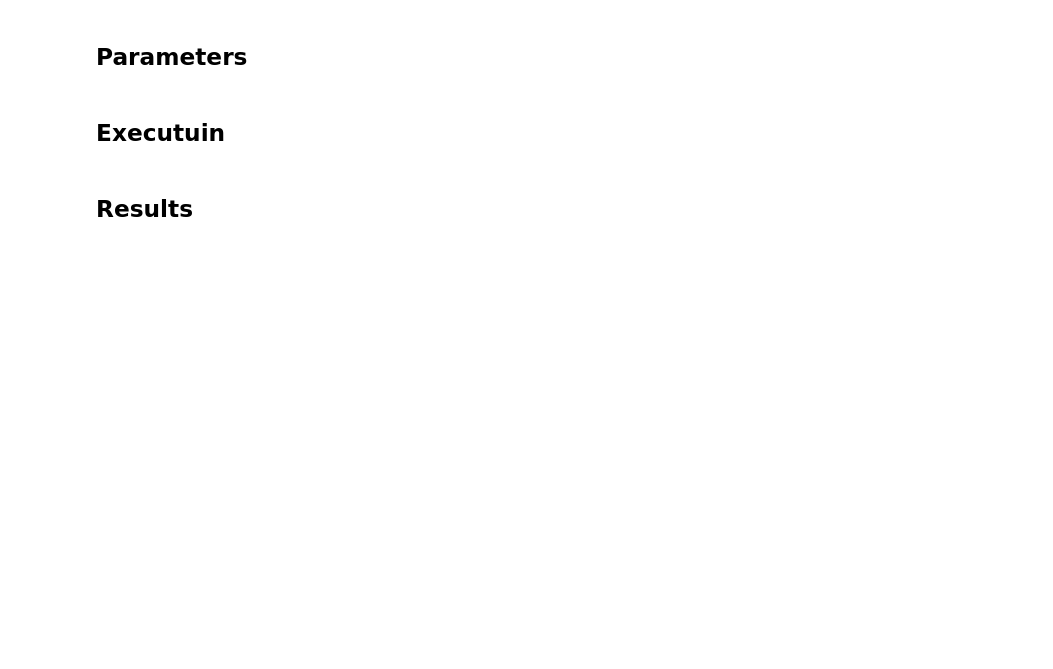
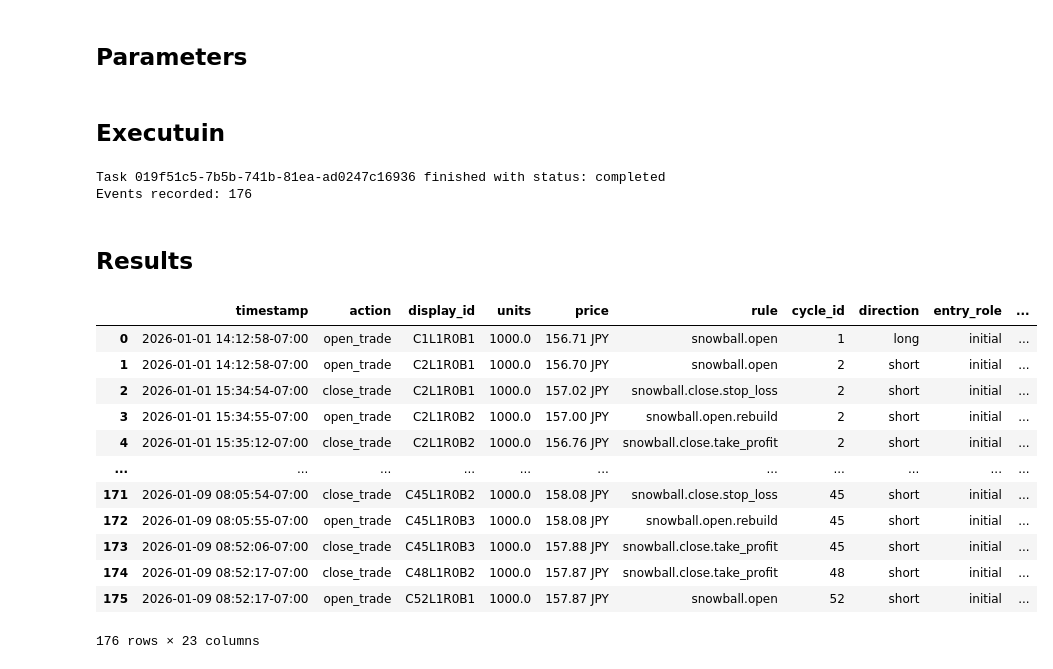
Before and after one commit to yuyash/auto-forex-notebooks, a Jupyter notebook: backtests/snowball.ipynb, the cells around one changed output. Saved outputs shown, nothing was run; the diff lists cells and outputs as text; code cells hidden in the pictures; blank space fills up the shorter version.

Commit message:
feat: add snowball Athena backtest notebook

```diff
--- a/backtests/snowball.ipynb
+++ b/backtests/snowball.ipynb
@@ -32,7 +39,9 @@ INSTRUMENT = CurrencyPair.of("USD_JPY")
 START_AT = datetime(2026, 1, 1, tzinfo=UTC)
 END_AT = datetime(2026, 1, 31, 23, 59, 59, 999999, tzinfo=UTC)
 SAMPLE_GRANULARITY = TickGranularity.TICK
+CHART_DAY_AGGS_THRESHOLD_DAYS = 31
 PROFILE_DIR = Path("profiles") / "snowball"
+LOCAL_TIMEZONE = datetime.now().astimezone().tzinfo
 
 data_source = AthenaDataSource.from_env().with_filters(
     TickGranularityFilter.of(SAMPLE_GRANULARITY),
@@ -66,9 +75,7 @@ parameters = SnowballStrategy.normalize_parameters(
                 "tail_pips": "10",
                 "gamma": "1.3",
             },
-            "take_profit": {
-                "mode": "weighted_avg"
-            },
+            "take_profit": {"mode": "weighted_avg"},
         },
         stop_loss={
             "enabled": True,
@@ -124,17 +131,16 @@ strategy = SnowballStrategy(
     parameters=definition.parameters,
 )
 
-recorder = RecordingEventHandler()
+recorder = RecordingEventHandler(event_class=StrategyEvent)
 event_bus = EventBus(handlers=[recorder])
 
 with TaskManager(
-    repository=InMemoryTaskRepository(),
+    registry=InMemoryTaskRegistry(),
     event_bus=event_bus,
     profiling=TaskProfilingConfig(
-        enabled=True,
-        cprofile=True,
+        cprofile=False,
         cprofile_output_path=PROFILE_DIR,
-        pyinstrument=True,
+        pyinstrument=False,
         pyinstrument_output_path=PROFILE_DIR,
     ),
 ) as manager:
@@ -143,41 +149,64 @@ with TaskManager(
 
 print(f"Task {final_task.id} finished with status: {final_task.status.value}")
 print(f"Events recorded: {len(recorder.events)}")
+# %% [output]
+Task 019f51c5-7b5b-741b-81ea-ad0247c16936 finished with status: completed
+Events recorded: 176
 # %% [markdown]
 ## Results
 # %%
-events = [event for event in recorder.events if isinstance(event, StrategyEvent)]
+events = recorder.events
+
+
+def local_datetime(value):
+    return value.astimezone(LOCAL_TIMEZONE) if value is not None else None
 
 
 def meta(event: StrategyEvent, key: str):
     return event.metadata.get(key)
 
 
-events_df = pd.DataFrame(
+signals_df = pd.DataFrame(
     {
-        "timestamp": event.timestamp,
+        "timestamp": local_datetime(event.timestamp),
+        "action": event.action.value,
         "display_id": event.display_id,
         "units": float(event.units) if event.units is not None else None,
         "price": str(event.price) if event.price is not None else None,
         "rule": event.reason.rule_id,
         "cycle_id": meta(event, "cycle_id"),
         "direction": meta(event, "direction"),
         "entry_role": meta(event, "entry_role"),
         "layer_number": meta(event, "layer_number"),
         "slot_number": meta(event, "slot_number"),
         "build_number": meta(event, "build_number"),
         "close_reason": meta(event, "close_reason"),
         "is_rebuild": meta(event, "is_rebuild"),
         "planned_entry_price": meta(event, "planned_entry_price"),
         "filled_entry_price": meta(event, "filled_entry_price"),
         "planned_take_profit_price": meta(event, "planned_take_profit_price"),
         "filled_take_profit_price": meta(event, "filled_take_profit_price"),
         "planned_stop_loss_price": meta(event, "planned_stop_loss_price"),
         "filled_stop_loss_price": meta(event, "filled_stop_loss_price"),
         "planned_rebuild_price": meta(event, "planned_rebuild_price"),
         "filled_rebuild_price": meta(event, "filled_rebuild_price"),
         "realized_pl": meta(event, "realized_pl"),
     }
     for event in events
 )
-events_df
+events_df = signals_df
+signals_df
+# %% [output]
+|  | timestamp | action | display_id | units | price | rule | cycle_id | direction | entry_role | ... |
+| 0 | 2026-01-01 14:12:58-07:00 | open_trade | C1L1R0B1 | 1000.0 | 156.71 JPY | snowball.open | 1 | long | initial | ... |
+| 1 | 2026-01-01 14:12:58-07:00 | open_trade | C2L1R0B1 | 1000.0 | 156.70 JPY | snowball.open | 2 | short | initial | ... |
+| 2 | 2026-01-01 15:34:54-07:00 | close_trade | C2L1R0B1 | 1000.0 | 157.02 JPY | snowball.close.stop_loss | 2 | short | initial | ... |
+| 3 | 2026-01-01 15:34:55-07:00 | open_trade | C2L1R0B2 | 1000.0 | 157.00 JPY | snowball.open.rebuild | 2 | short | initial | ... |
+| 4 | 2026-01-01 15:35:12-07:00 | close_trade | C2L1R0B2 | 1000.0 | 156.76 JPY | snowball.close.take_profit | 2 | short | initial | ... |
+| ... | ... | ... | ... | ... | ... | ... | ... | ... | ... | ... |
+| 171 | 2026-01-09 08:05:54-07:00 | close_trade | C45L1R0B2 | 1000.0 | 158.08 JPY | snowball.close.stop_loss | 45 | short | initial | ... |
+| 172 | 2026-01-09 08:05:55-07:00 | open_trade | C45L1R0B3 | 1000.0 | 158.08 JPY | snowball.open.rebuild | 45 | short | initial | ... |
+| 173 | 2026-01-09 08:52:06-07:00 | close_trade | C45L1R0B3 | 1000.0 | 157.88 JPY | snowball.close.take_profit | 45 | short | initial | ... |
+| 174 | 2026-01-09 08:52:17-07:00 | close_trade | C48L1R0B2 | 1000.0 | 157.87 JPY | snowball.close.take_profit | 48 | short | initial | ... |
+| 175 | 2026-01-09 08:52:17-07:00 | open_trade | C52L1R0B1 | 1000.0 | 157.87 JPY | snowball.open | 52 | short | initial | ... |
+176 rows × 23 columns
```
Also changed, not shown: parts of 4 cells of this notebook, 2 other files.
